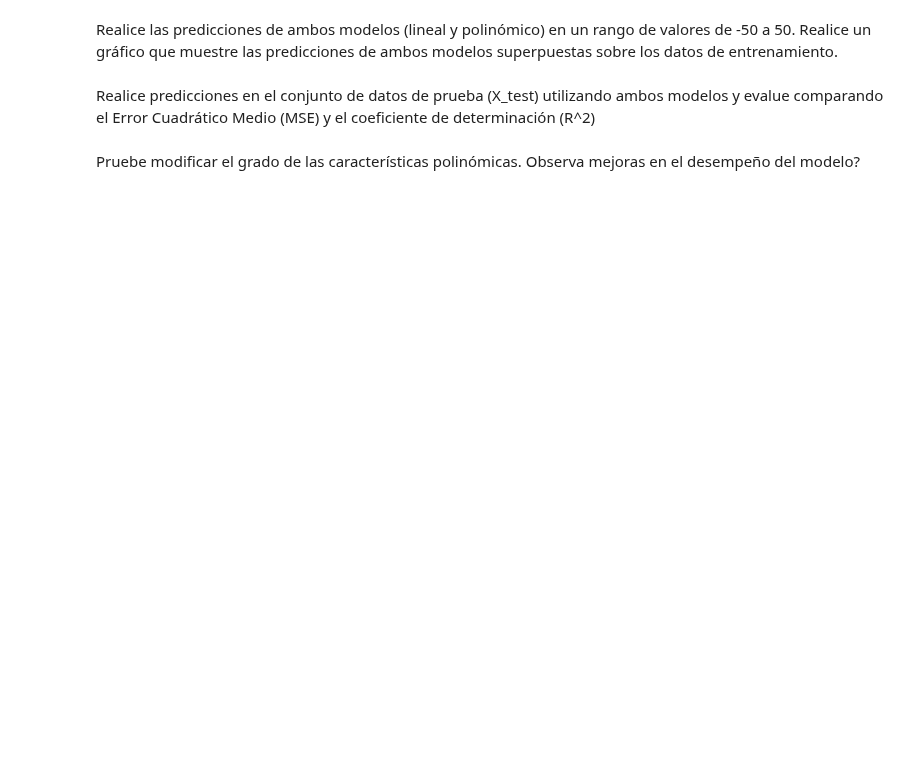
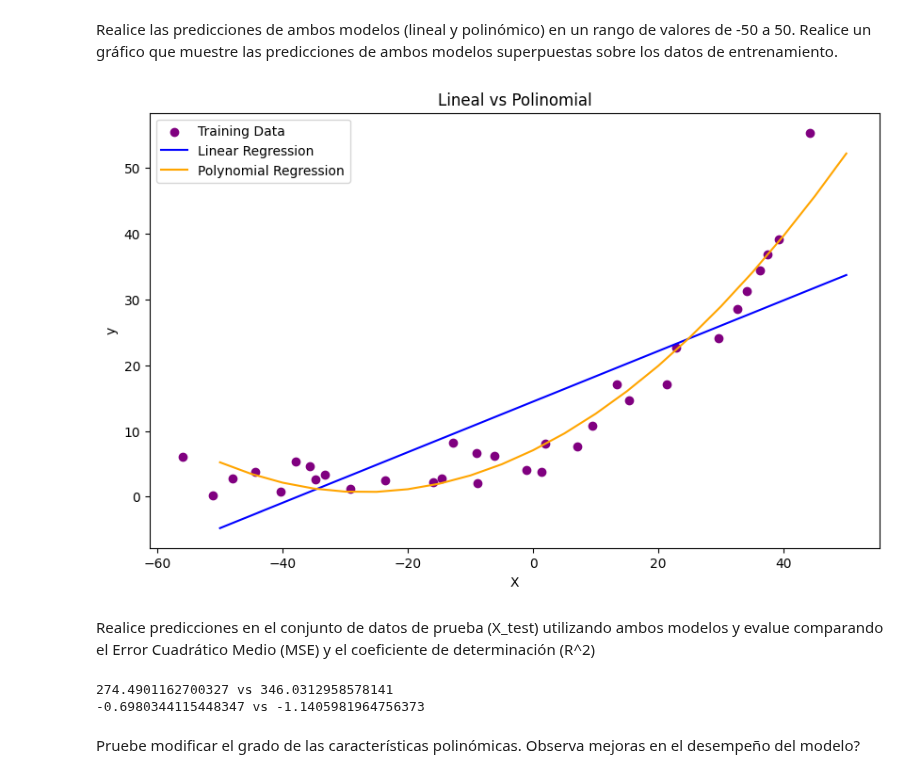
Before and after one commit to DinoMondino/IA, a Jupyter notebook: _9_Regresion/Regresion_1C_2024.ipynb, the cells around one changed output. Drawn from its saved outputs; the diff is of its cells as text; code cells hidden in the pictures; blank space fills up the shorter version.

```diff
--- a/_9_Regresion/Regresion_1C_2024.ipynb
+++ b/_9_Regresion/Regresion_1C_2024.ipynb
@@ -187,6 +255,34 @@ Cree características polinómicas de grado 2 a partir de los datos de entrenami
 # %% [markdown]
 Realice las predicciones de ambos modelos (lineal y polinómico) en un rango de valores de -50 a 50. Realice un gráfico que muestre las predicciones de ambos modelos superpuestas sobre los datos de entrenamiento.
+# %%
+X_range = np.linspace(-50, 50, len(y_test)).reshape(-1, 1)
+linear_pred = linear_reg.predict(X_range)
+poly_pred = poly_reg.predict(caract_poly.transform(X_range))
+# %%
+plt.figure(figsize=(10, 6))
+plt.scatter(X_train, y_train, color='purple', label='Training Data')
+plt.plot(X_range, linear_pred, color='blue', label='Linear Regression')
+plt.plot(X_range, poly_pred, color='orange', label='Polynomial Regression')
+plt.xlabel('X')
+plt.ylabel('y')
+plt.title('Lineal vs Polinomial')
+plt.legend()
+plt.show()
+# %% [output]
+[figure, added]
 # %% [markdown]
 Realice predicciones en el conjunto de datos de prueba (X_test) utilizando ambos modelos y evalue comparando el Error Cuadrático Medio (MSE) y el coeficiente de determinación (R^2)
+# %%
+mse_linear = mean_squared_error(y_test, linear_pred)
+r2_linear = r2_score(y_test, linear_pred)
+
+mse_poly = mean_squared_error(y_test, poly_pred)
+r2_poly = r2_score(y_test, poly_pred)
+
+print (mse_linear, "vs", mse_poly)
+print (r2_linear, "vs", r2_poly)
+# %% [output]
+274.4901162700327 vs 346.0312958578141
+-0.6980344115448347 vs -1.1405981964756373
 # %% [markdown]
 Pruebe modificar el grado de las características polinómicas. Observa mejoras en el desempeño del modelo?
```
Also changed, not shown: parts of 11 cells of this notebook.
